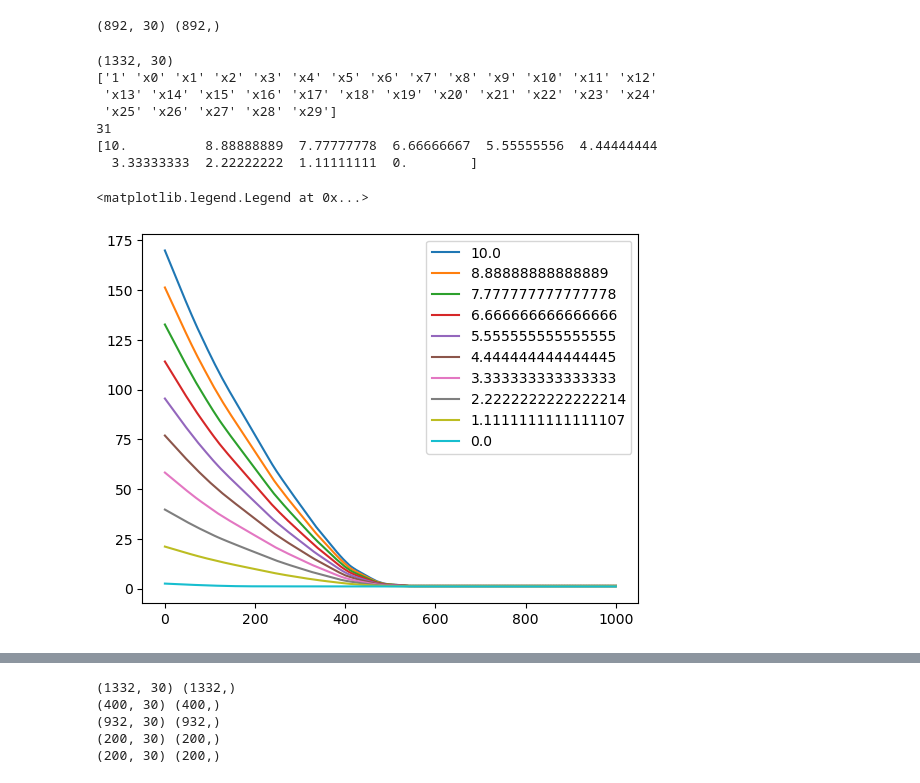
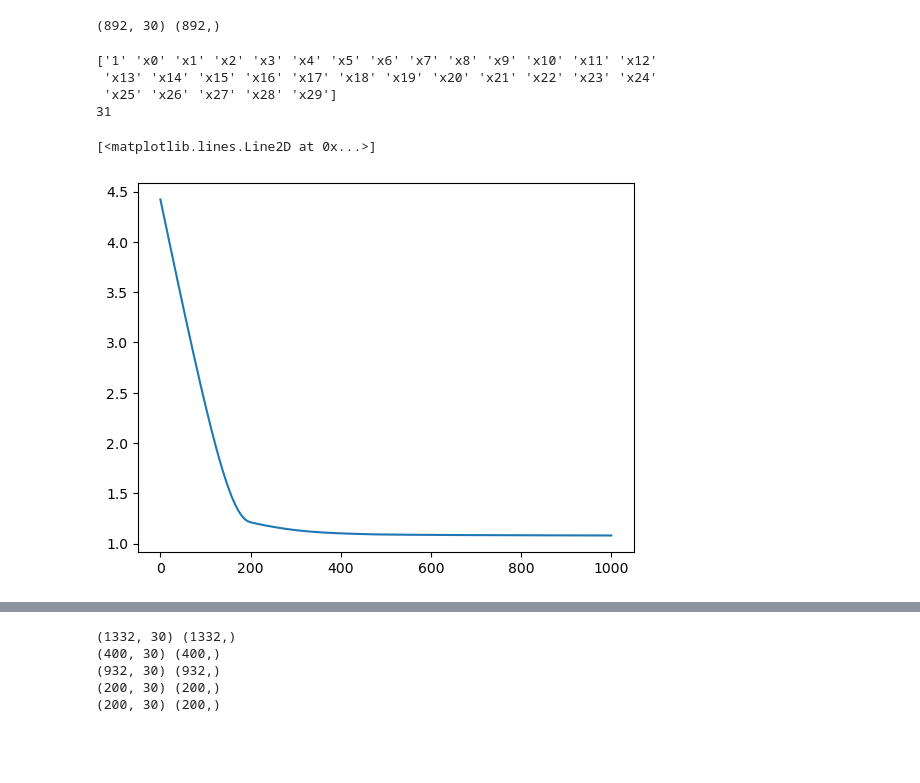
Before and after one commit to poku18/ENGR_Project_PR, a Jupyter notebook: 0_1_classifier.ipynb, the cells around one changed output, grey strips where cells are left out. Cells and saved outputs as stored; diff of their text form; code cells hidden in the pictures; blank space fills up the shorter version.

Commit message:
After changes with the graph

```diff
--- a/0_1_classifier.ipynb
+++ b/0_1_classifier.ipynb
@@ -57,7 +57,7 @@ x = df[columns]
 y = df['Label']
 
 x = x.fillna(0)                                  # Replacing NaN values with the mean of that column
-x_norm = (x-x.min())/(x.max()-x.min())        # Normalizing the data
+x_norm = (x-x.min())/(x.max()-x.min())*2      # Normalizing the data
 x= x_norm
 
 # Converting to numpy array
@@ -72,8 +72,8 @@ Index(['bugcount', 'fixcount', 'la', 'ld', 'nf', 'nd', 'ns', 'ent', 'revd',
 # %% [markdown]
 # Train Test Splitting the dataset
 # %%
-# x_train, x_test, y_train, y_test = train_test_split(x, y, test_size=0.33, random_state=42, stratify=y)
-# print(x_train.shape, y_train.shape)
+x_train, x_test, y_train, y_test = train_test_split(x, y, test_size=0.33, random_state=42, stratify=y)
+print(x_train.shape, y_train.shape)
 # %% [output]
 (892, 30) (892,)
 # %%
@@ -91,17 +91,17 @@ def model(x,w):
     #return w[0]+np.dot(x_poly,w[1:])
 
 def sigmoid(t):
-    return 1/(1+np.exp(-t)) #tanhyperbolic
+    return 1/(1+np.exp(-t)) #Todo: tanhyperbolic
 
 def cross_entropy(w,x,y):
     a = sigmoid(model(x,w))
     ind = np.argwhere(y==0)[:,0]
-    cost = -5*np.sum(np.log(1-a[ind]))
+    cost = -np.sum(np.log(1-a[ind]))
 
     ind = np.argwhere(y==1)[:,0]
     cost -= np.sum(np.log(a[ind]))
     cost = cost/y.size
-    cost += lambda_*norm(w[1:],1)
+    #cost += lambda_*norm(w[1:],1)
     return cost
 
 def gradient_descent(g,step,max_iter,w):
@@ -122,39 +122,35 @@ def c(w):
     return c
 # %%
 iter = 1000
-print(x.shape)
 
 global d, lambda_
 d = 1
 polynomial_features = PolynomialFeatures(d)
 x_poly = polynomial_features.fit_transform(x)
 print(polynomial_features.get_feature_names_out())
 print(x_poly.shape[1])
 w = np.array(np.random.rand(x_poly.shape[1],1))
+a, b = gradient_descent(c,0.01,iter,w)
 
-lambda_array = np.linspace(10,0,10)
-print(lambda_array)
-b_array = []
-a_array = []
-for lambda_ in lambda_array:
-    a, b = gradient_descent(c,0.01,iter,w)
-    a_array.append(a)
-    b_array.append(b)
-    #plt.plot(b)
-    #plt.show()
-plt.figure(1)
-for i in range(len(b_array)):
-    plt.plot(b_array[i])
-plt.legend(lambda_array)
+plt.plot(b)
+# lambda_array = np.linspace(10,0,10)
+# print(lambda_array)
+# b_array = []
+# a_array = []
+# for lambda_ in lambda_array:
+#     a, b = gradient_descent(c,0.01,iter,w)
+#     a_array.append(a)
+#     b_array.append(b)
+# plt.figure(1)
+# for i in range(len(b_array)):
+#     plt.plot(b_array[i])
+# plt.legend(lambda_array)
 # plt.show()
 # %% [output]
-(1332, 30)
 ['1' 'x0' 'x1' 'x2' 'x3' 'x4' 'x5' 'x6' 'x7' 'x8' 'x9' 'x10' 'x11' 'x12'
  'x13' 'x14' 'x15' 'x16' 'x17' 'x18' 'x19' 'x20' 'x21' 'x22' 'x23' 'x24'
  'x25' 'x26' 'x27' 'x28' 'x29']
 31
-[10.          8.88888889  7.77777778  6.66666667  5.55555556  4.44444444
-  3.33333333  2.22222222  1.11111111  0.        ]
-<matplotlib.legend.Legend at 0x...>
+[<matplotlib.lines.Line2D at 0x...>]
-[figure, old version]
+[figure, new version]
 # %%
```
Also changed, not shown: parts of 5 cells of this notebook.
